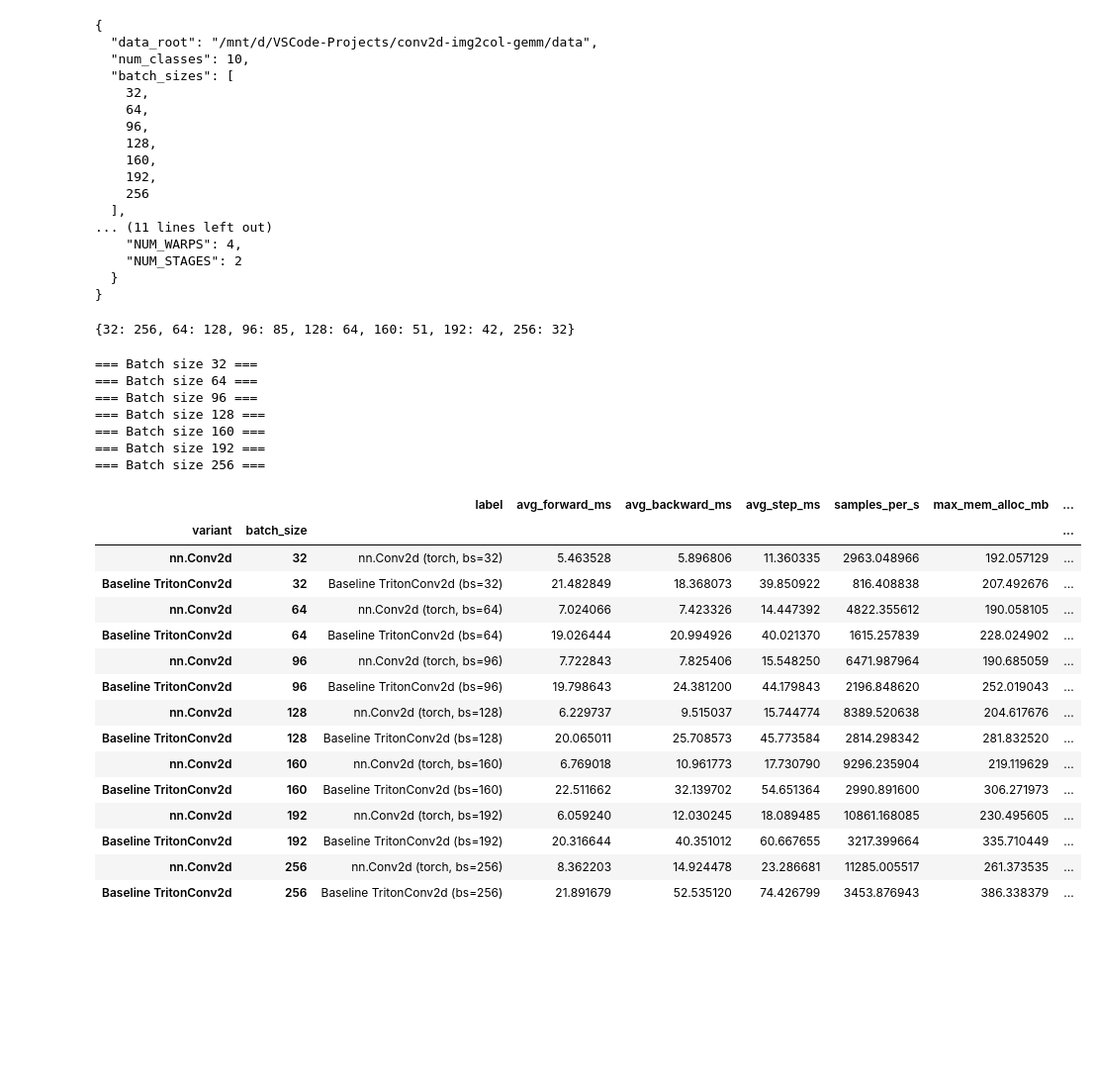
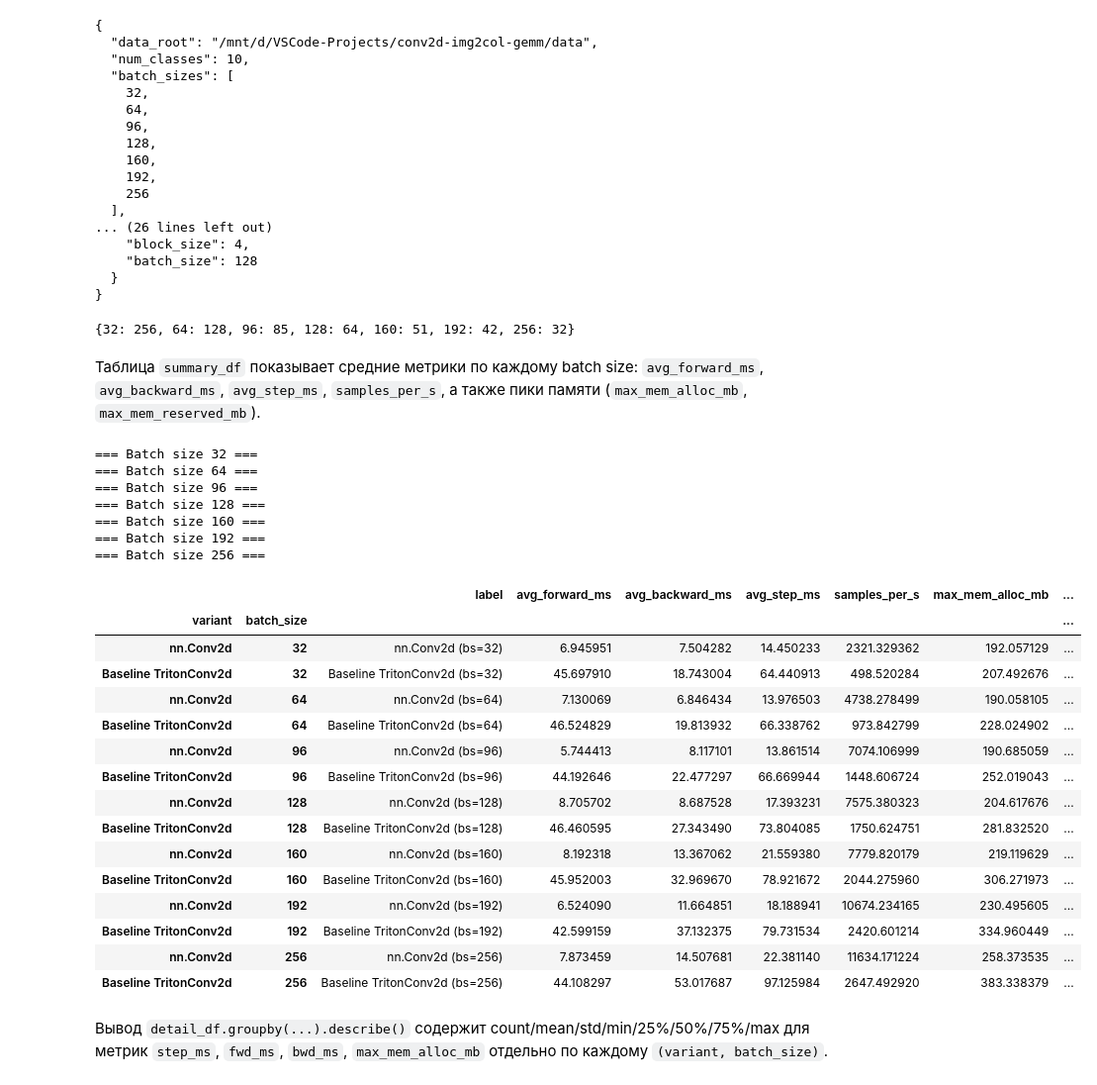
Before and after one commit to manzhura/conv2d-img2col-gemm, a Jupyter notebook: notebooks/resnet18_baseline_vs_torch.ipynb, the cells around one changed output. Shown at 99% size. Saved outputs shown, nothing was run; the diff lists cells and outputs as text; code cells hidden in the pictures; blank space fills up the shorter version.

Commit message:
feat: update sparsification and benchmark

```diff
--- a/notebooks/resnet18_baseline_vs_torch.ipynb
+++ b/notebooks/resnet18_baseline_vs_torch.ipynb
@@ -59,6 +54,12 @@ config = {
         "NUM_WARPS": 4,
         "NUM_STAGES": 2,
     },
+    "sparsity_bench": {
+        "modes": ["channel", "block", "input"],
+        "keep_ratios": [0.75, 0.6, 0.5, 0.25],
+        "block_size": 4,
+        "batch_size": 128,
+    },
 }
 print(json.dumps(config, indent=2))
 # %% [output]
@@ -74,9 +75,9 @@ print(json.dumps(config, indent=2))
     192,
     256
   ],
-... (11 lines left out)
-    "NUM_WARPS": 4,
-    "NUM_STAGES": 2
+... (26 lines left out)
+    "block_size": 4,
+    "batch_size": 128
   }
 }
 # %%
@@ -108,7 +109,10 @@ def make_loader(batch_size: int) -> DataLoader:
         pin_memory=True,
     )
 
-train_loaders = {bs: make_loader(bs) for bs in config["batch_sizes"]}
+train_loaders: Dict[int, DataLoader] = {}
+for bs in config["batch_sizes"]:
+    train_loaders[bs] = make_loader(bs)
+
 print({bs: len(loader) for bs, loader in train_loaders.items()})
 # %% [output]
 {32: 256, 64: 128, 96: 85, 128: 64, 160: 51, 192: 42, 256: 32}
@@ -227,50 +250,54 @@ def run_benchmark(model: nn.Module, label: str, loader: DataLoader, config: dict
         "max_mem_reserved_mb": df["max_mem_reserved_mb"].max(),
     }
     return df, summary
+# %% [markdown]
+Таблица `summary_df` показывает средние метрики по каждому batch size: `avg_forward_ms`, `avg_backward_ms`, `avg_step_ms`, `samples_per_s`, а также пики памяти (`max_mem_alloc_mb`, `max_mem_reserved_mb`).
 # %%
 batch_summaries = []
 batch_details = []
 
 for bs, loader in train_loaders.items():
     print(f"=== Batch size {bs} ===")
     torch_model, baseline_model = build_model_pair(config)
 
-    torch_df, torch_summary = run_benchmark(torch_model, f"nn.Conv2d (torch, bs={bs})", loader, config)
+    torch_df, torch_summary = run_benchmark(torch_model, f"nn.Conv2d (bs={bs})", loader, config)
     torch_summary.update({"variant": "nn.Conv2d", "batch_size": bs})
     batch_summaries.append(torch_summary)
     batch_details.append(torch_df.assign(variant="nn.Conv2d", batch_size=bs))
 
     baseline_df, baseline_summary = run_benchmark(baseline_model, f"Baseline TritonConv2d (bs={bs})", loader, config)
     baseline_summary.update({"variant": "Baseline TritonConv2d", "batch_size": bs})
     batch_summaries.append(baseline_summary)
     batch_details.append(baseline_df.assign(variant="Baseline TritonConv2d", batch_size=bs))
 
 summary_df = pd.DataFrame(batch_summaries).set_index(["variant", "batch_size"])
 summary_df
 # %% [output]
 === Batch size 32 ===
 === Batch size 64 ===
 === Batch size 96 ===
 === Batch size 128 ===
 === Batch size 160 ===
 === Batch size 192 ===
 === Batch size 256 ===
 |  |  | label | avg_forward_ms | avg_backward_ms | avg_step_ms | samples_per_s | max_mem_alloc_mb | ... |
 | variant | batch_size |  |  |  |  |  |  | ... |
-| nn.Conv2d | 32 | nn.Conv2d (torch, bs=32) | 5.463528 | 5.896806 | 11.360335 | 2963.048966 | 192.057129 | ... |
-| Baseline TritonConv2d | 32 | Baseline TritonConv2d (bs=32) | 21.482849 | 18.368073 | 39.850922 | 816.408838 | 207.492676 | ... |
-| nn.Conv2d | 64 | nn.Conv2d (torch, bs=64) | 7.024066 | 7.423326 | 14.447392 | 4822.355612 | 190.058105 | ... |
-| Baseline TritonConv2d | 64 | Baseline TritonConv2d (bs=64) | 19.026444 | 20.994926 | 40.021370 | 1615.257839 | 228.024902 | ... |
-| nn.Conv2d | 96 | nn.Conv2d (torch, bs=96) | 7.722843 | 7.825406 | 15.548250 | 6471.987964 | 190.685059 | ... |
-| Baseline TritonConv2d | 96 | Baseline TritonConv2d (bs=96) | 19.798643 | 24.381200 | 44.179843 | 2196.848620 | 252.019043 | ... |
-| nn.Conv2d | 128 | nn.Conv2d (torch, bs=128) | 6.229737 | 9.515037 | 15.744774 | 8389.520638 | 204.617676 | ... |
-| Baseline TritonConv2d | 128 | Baseline TritonConv2d (bs=128) | 20.065011 | 25.708573 | 45.773584 | 2814.298342 | 281.832520 | ... |
-| nn.Conv2d | 160 | nn.Conv2d (torch, bs=160) | 6.769018 | 10.961773 | 17.730790 | 9296.235904 | 219.119629 | ... |
-| Baseline TritonConv2d | 160 | Baseline TritonConv2d (bs=160) | 22.511662 | 32.139702 | 54.651364 | 2990.891600 | 306.271973 | ... |
-| nn.Conv2d | 192 | nn.Conv2d (torch, bs=192) | 6.059240 | 12.030245 | 18.089485 | 10861.168085 | 230.495605 | ... |
-| Baseline TritonConv2d | 192 | Baseline TritonConv2d (bs=192) | 20.316644 | 40.351012 | 60.667655 | 3217.399664 | 335.710449 | ... |
-| nn.Conv2d | 256 | nn.Conv2d (torch, bs=256) | 8.362203 | 14.924478 | 23.286681 | 11285.005517 | 261.373535 | ... |
-| Baseline TritonConv2d | 256 | Baseline TritonConv2d (bs=256) | 21.891679 | 52.535120 | 74.426799 | 3453.876943 | 386.338379 | ... |
+| nn.Conv2d | 32 | nn.Conv2d (bs=32) | 6.945951 | 7.504282 | 14.450233 | 2321.329362 | 192.057129 | ... |
+| Baseline TritonConv2d | 32 | Baseline TritonConv2d (bs=32) | 45.697910 | 18.743004 | 64.440913 | 498.520284 | 207.492676 | ... |
+| nn.Conv2d | 64 | nn.Conv2d (bs=64) | 7.130069 | 6.846434 | 13.976503 | 4738.278499 | 190.058105 | ... |
+| Baseline TritonConv2d | 64 | Baseline TritonConv2d (bs=64) | 46.524829 | 19.813932 | 66.338762 | 973.842799 | 228.024902 | ... |
+| nn.Conv2d | 96 | nn.Conv2d (bs=96) | 5.744413 | 8.117101 | 13.861514 | 7074.106999 | 190.685059 | ... |
+| Baseline TritonConv2d | 96 | Baseline TritonConv2d (bs=96) | 44.192646 | 22.477297 | 66.669944 | 1448.606724 | 252.019043 | ... |
+| nn.Conv2d | 128 | nn.Conv2d (bs=128) | 8.705702 | 8.687528 | 17.393231 | 7575.380323 | 204.617676 | ... |
+| Baseline TritonConv2d | 128 | Baseline TritonConv2d (bs=128) | 46.460595 | 27.343490 | 73.804085 | 1750.624751 | 281.832520 | ... |
+| nn.Conv2d | 160 | nn.Conv2d (bs=160) | 8.192318 | 13.367062 | 21.559380 | 7779.820179 | 219.119629 | ... |
+| Baseline TritonConv2d | 160 | Baseline TritonConv2d (bs=160) | 45.952003 | 32.969670 | 78.921672 | 2044.275960 | 306.271973 | ... |
+| nn.Conv2d | 192 | nn.Conv2d (bs=192) | 6.524090 | 11.664851 | 18.188941 | 10674.234165 | 230.495605 | ... |
+| Baseline TritonConv2d | 192 | Baseline TritonConv2d (bs=192) | 42.599159 | 37.132375 | 79.731534 | 2420.601214 | 334.960449 | ... |
+| nn.Conv2d | 256 | nn.Conv2d (bs=256) | 7.873459 | 14.507681 | 22.381140 | 11634.171224 | 258.373535 | ... |
+| Baseline TritonConv2d | 256 | Baseline TritonConv2d (bs=256) | 44.108297 | 53.017687 | 97.125984 | 2647.492920 | 383.338379 | ... |
+# %% [markdown]
+Вывод `detail_df.groupby(...).describe()` содержит count/mean/std/min/25%/50%/75%/max для метрик `step_ms`, `fwd_ms`, `bwd_ms`, `max_mem_alloc_mb` отдельно по каждому `(variant, batch_size)`.
 # %%
 detail_df = pd.concat(batch_details, ignore_index=True)
 metrics = ["step_ms", "fwd_ms", "bwd_ms", "max_mem_alloc_mb"]
```
Also changed, not shown: parts of 14 cells of this notebook, 2 other files.
